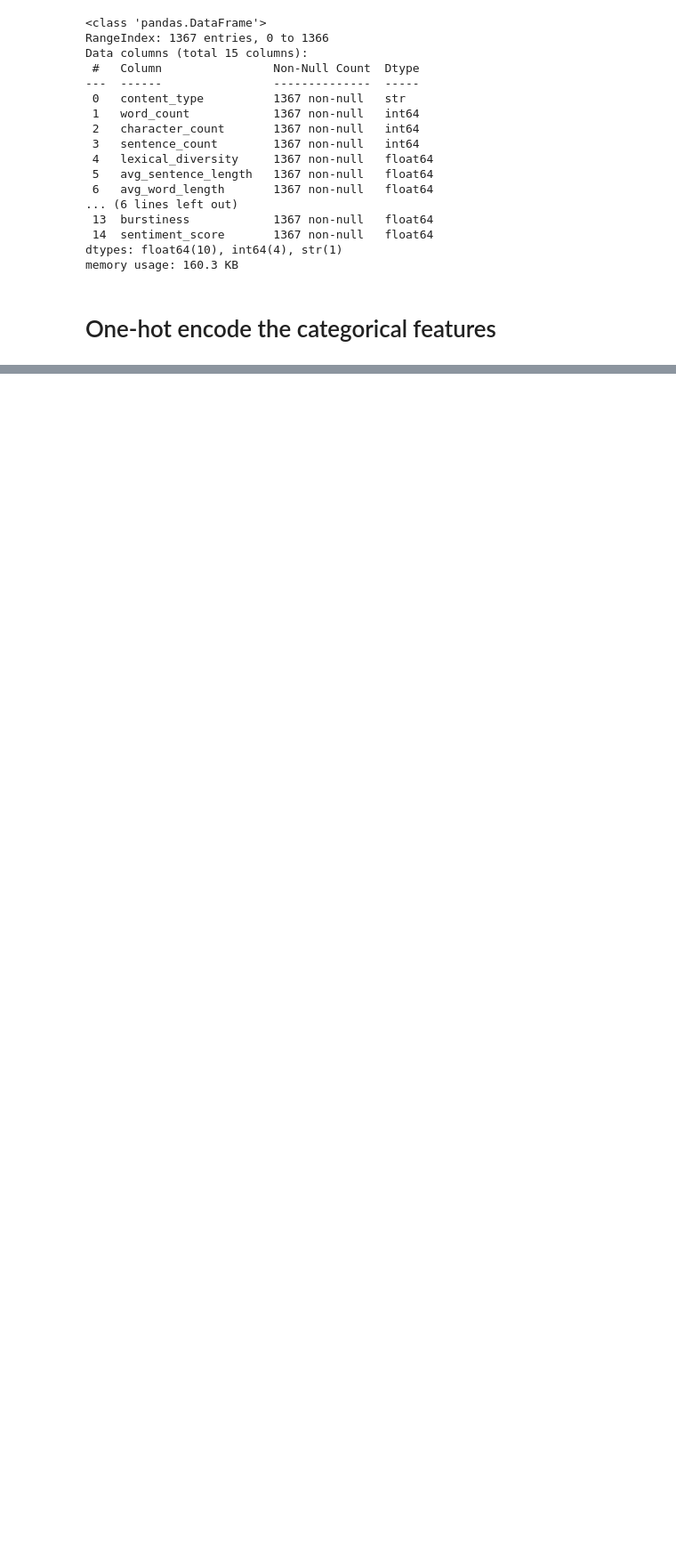
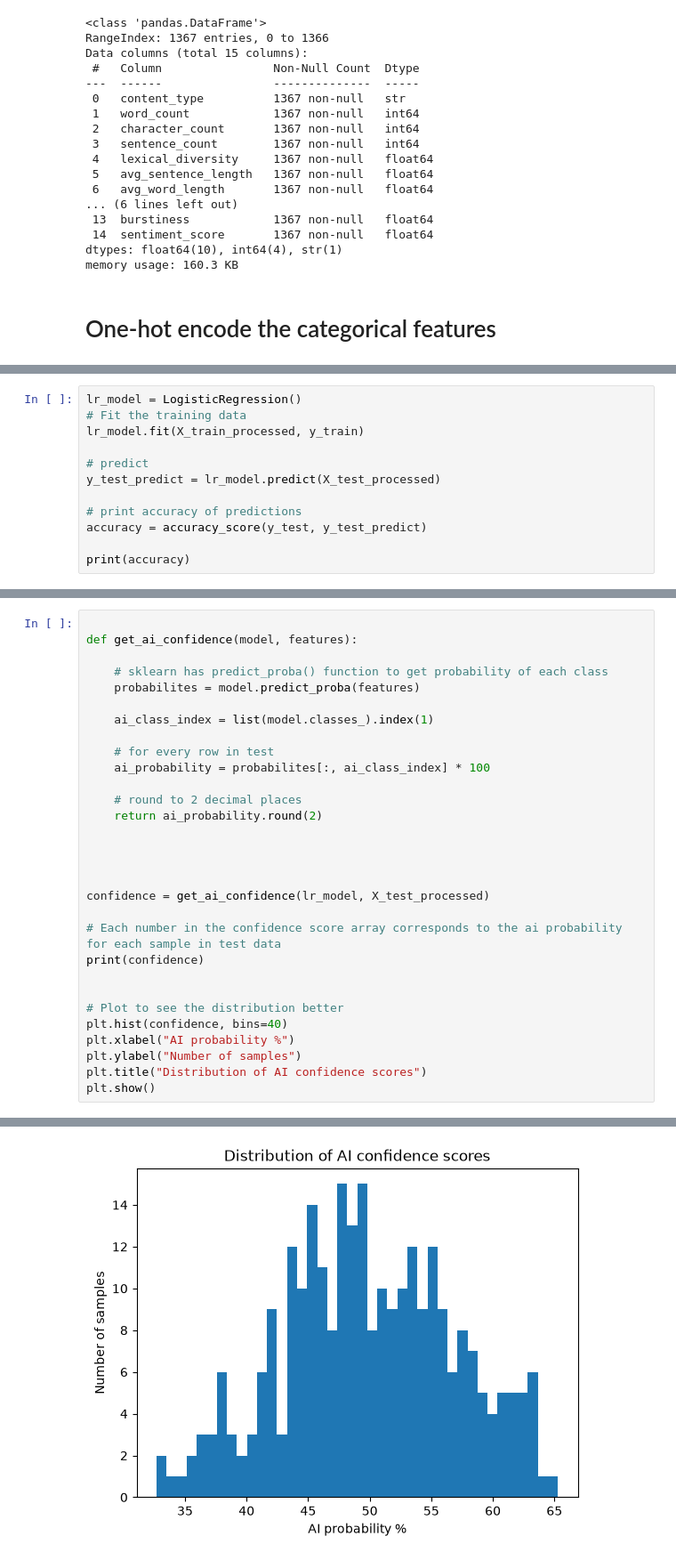
Before and after one commit to Andreas-Papas-06/cs_325_project, a Jupyter notebook: src/main.ipynb, the cells around one changed output, grey strips where cells are left out. Shown at 89% size. Saved outputs shown, nothing was run; the diff lists cells and outputs as text; blank space fills up the shorter version.

```diff
--- a/src/main.ipynb
+++ b/src/main.ipynb
@@ -66,0 +140,12 @@ memory usage: 160.3 KB
+# %%
+lr_model = LogisticRegression()
+# Fit the training data
+lr_model.fit(X_train_processed, y_train)
+
+# predict
+y_test_predict = lr_model.predict(X_test_processed)
+
+# print accuracy of predictions
+accuracy = accuracy_score(y_test, y_test_predict)
+
+print(accuracy)
@@ -66,0 +156,31 @@ memory usage: 160.3 KB
+# %%
+
+def get_ai_confidence(model, features):
+
+    # sklearn has predict_proba() function to get probability of each class
+    probabilites = model.predict_proba(features)
+
+    ai_class_index = list(model.classes_).index(1)
+
+    # for every row in test
+    ai_probability = probabilites[:, ai_class_index] * 100
+
+    # round to 2 decimal places
+    return ai_probability.round(2)
+
+
+
+
+confidence = get_ai_confidence(lr_model, X_test_processed)
+
+# Each number in the confidence score array corresponds to the ai probability for each sample in test data
+print(confidence)
+
+
+# Plot to see the distribution better
+plt.hist(confidence, bins=40)
+plt.xlabel("AI probability %")
+plt.ylabel("Number of samples")
+plt.title("Distribution of AI confidence scores")
+plt.show()
+# %% [output]
@@ -66,0 +204 @@ memory usage: 160.3 KB
+[figure, added]
```
Also changed, not shown: parts of 8 cells of this notebook.
